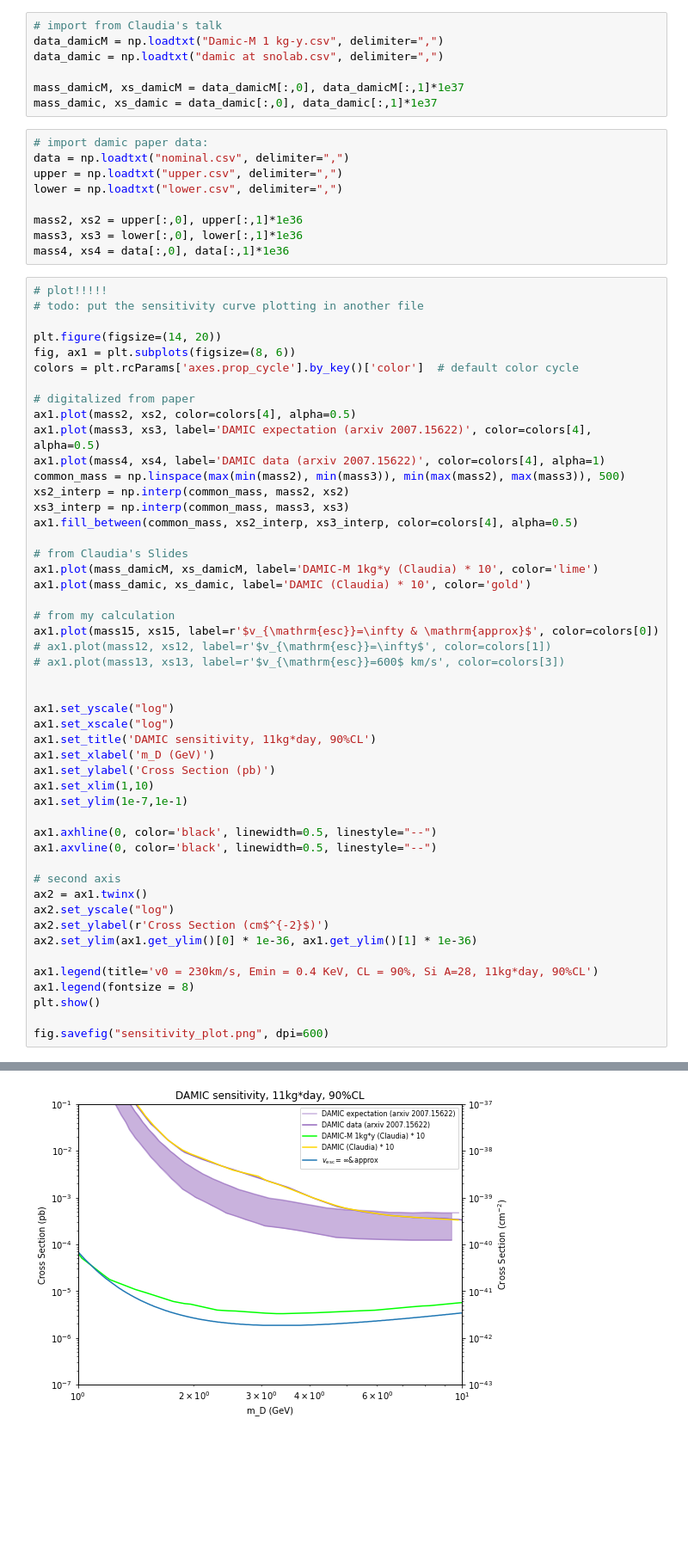
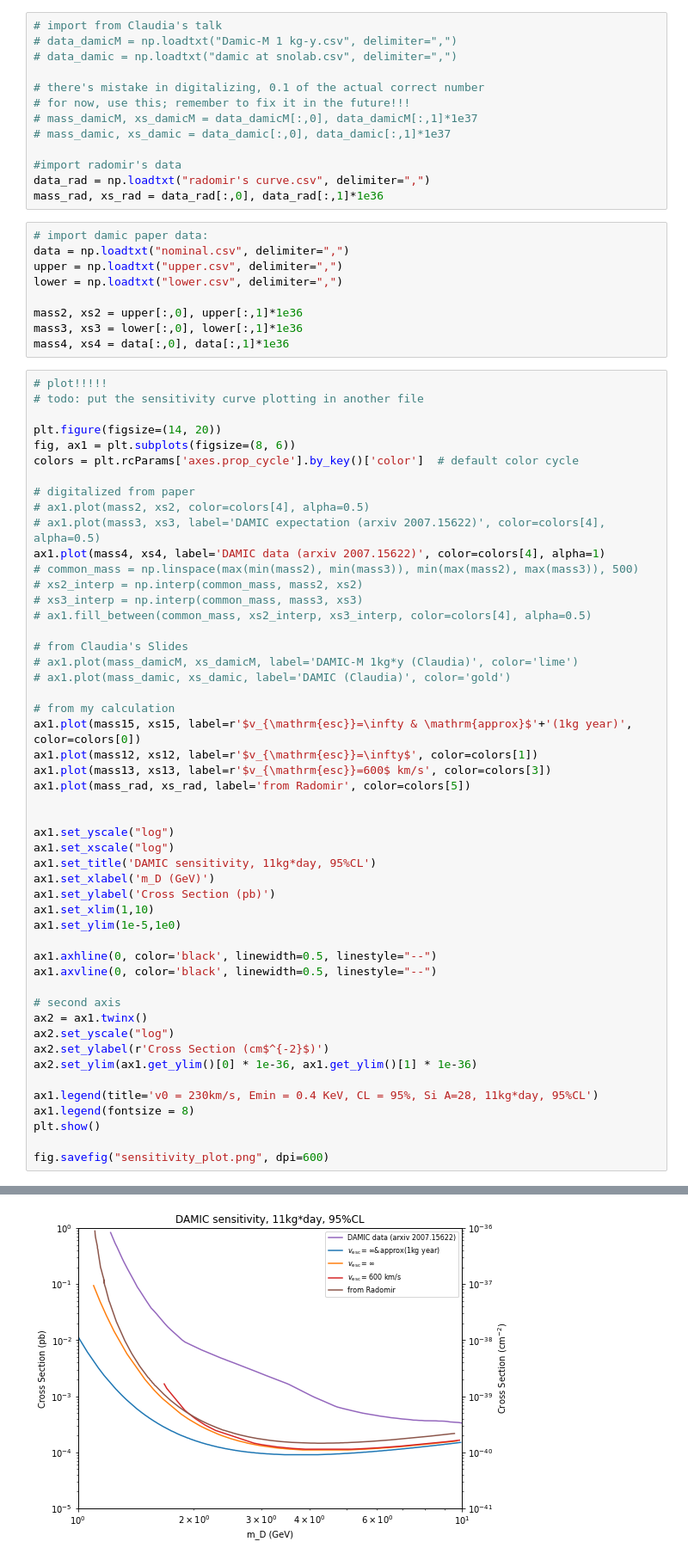
Before and after one commit to cinyuzhu/WIMPyCCD, a Jupyter notebook: temp.ipynb, the cells around one changed output, grey strips where cells are left out. Shown at 86% size. Cells and saved outputs as stored; diff of their text form; blank space fills up the shorter version.

```diff
--- a/temp.ipynb
+++ b/temp.ipynb
@@ -292,11 +303,17 @@ data15 = np.load(f"data/limit_contour_output_rate{15}_{tag}.npz")
 mass15 = data15["mass"]; xs15 = data15["xs"]
 # %%
 # import from Claudia's talk
-data_damicM = np.loadtxt("Damic-M 1 kg-y.csv", delimiter=",")
-data_damic = np.loadtxt("damic at snolab.csv", delimiter=",")
+# data_damicM = np.loadtxt("Damic-M 1 kg-y.csv", delimiter=",")
+# data_damic = np.loadtxt("damic at snolab.csv", delimiter=",")
 
-mass_damicM, xs_damicM = data_damicM[:,0], data_damicM[:,1]*1e37
-mass_damic, xs_damic = data_damic[:,0], data_damic[:,1]*1e37
+# there's mistake in digitalizing, 0.1 of the actual correct number
+# for now, use this; remember to fix it in the future!!!
+# mass_damicM, xs_damicM = data_damicM[:,0], data_damicM[:,1]*1e37
+# mass_damic, xs_damic = data_damic[:,0], data_damic[:,1]*1e37
+
+#import radomir's data
+data_rad = np.loadtxt("radomir's curve.csv", delimiter=",")
+mass_rad, xs_rad = data_rad[:,0], data_rad[:,1]*1e36
 # %%
 # import damic paper data:
 data = np.loadtxt("nominal.csv", delimiter=",")
@@ -315,46 +332,47 @@ fig, ax1 = plt.subplots(figsize=(8, 6))
 colors = plt.rcParams['axes.prop_cycle'].by_key()['color']  # default color cycle
 
 # digitalized from paper
-ax1.plot(mass2, xs2, color=colors[4], alpha=0.5)
-ax1.plot(mass3, xs3, label='DAMIC expectation (arxiv 2007.15622)', color=colors[4], alpha=0.5)
+# ax1.plot(mass2, xs2, color=colors[4], alpha=0.5)
+# ax1.plot(mass3, xs3, label='DAMIC expectation (arxiv 2007.15622)', color=colors[4], alpha=0.5)
 ax1.plot(mass4, xs4, label='DAMIC data (arxiv 2007.15622)', color=colors[4], alpha=1)
-common_mass = np.linspace(max(min(mass2), min(mass3)), min(max(mass2), max(mass3)), 500)
-xs2_interp = np.interp(common_mass, mass2, xs2)
-xs3_interp = np.interp(common_mass, mass3, xs3)
-ax1.fill_between(common_mass, xs2_interp, xs3_interp, color=colors[4], alpha=0.5)
+# common_mass = np.linspace(max(min(mass2), min(mass3)), min(max(mass2), max(mass3)), 500)
+# xs2_interp = np.interp(common_mass, mass2, xs2)
+# xs3_interp = np.interp(common_mass, mass3, xs3)
+# ax1.fill_between(common_mass, xs2_interp, xs3_interp, color=colors[4], alpha=0.5)
 
 # from Claudia's Slides
-ax1.plot(mass_damicM, xs_damicM, label='DAMIC-M 1kg*y (Claudia) * 10', color='lime')
-ax1.plot(mass_damic, xs_damic, label='DAMIC (Claudia) * 10', color='gold')
+# ax1.plot(mass_damicM, xs_damicM, label='DAMIC-M 1kg*y (Claudia)', color='lime')
+# ax1.plot(mass_damic, xs_damic, label='DAMIC (Claudia)', color='gold')
 
 # from my calculation
-ax1.plot(mass15, xs15, label=r'$v_{\mathrm{esc}}=\infty & \mathrm{approx}$', color=colors[0])
-# ax1.plot(mass12, xs12, label=r'$v_{\mathrm{esc}}=\infty$', color=colors[1])
-# ax1.plot(mass13, xs13, label=r'$v_{\mathrm{esc}}=600$ km/s', color=colors[3])
+ax1.plot(mass15, xs15, label=r'$v_{\mathrm{esc}}=\infty & \mathrm{approx}$'+'(1kg year)', color=colors[0])
+ax1.plot(mass12, xs12, label=r'$v_{\mathrm{esc}}=\infty$', color=colors[1])
+ax1.plot(mass13, xs13, label=r'$v_{\mathrm{esc}}=600$ km/s', color=colors[3])
+ax1.plot(mass_rad, xs_rad, label='from Radomir', color=colors[5])
 
 
 ax1.set_yscale("log")
 ax1.set_xscale("log")
-ax1.set_title('DAMIC sensitivity, 11kg*day, 90%CL')
+ax1.set_title('DAMIC sensitivity, 11kg*day, 95%CL')
 ax1.set_xlabel('m_D (GeV)')
 ax1.set_ylabel('Cross Section (pb)')
 ax1.set_xlim(1,10)
-ax1.set_ylim(1e-7,1e-1)
+ax1.set_ylim(1e-5,1e0)
 
 ax1.axhline(0, color='black', linewidth=0.5, linestyle="--")
 ax1.axvline(0, color='black', linewidth=0.5, linestyle="--")
 
 # second axis
 ax2 = ax1.twinx()
 ax2.set_yscale("log")
 ax2.set_ylabel(r'Cross Section (cm$^{-2}$)')
 ax2.set_ylim(ax1.get_ylim()[0] * 1e-36, ax1.get_ylim()[1] * 1e-36)
 
-ax1.legend(title='v0 = 230km/s, Emin = 0.4 KeV, CL = 90%, Si A=28, 11kg*day, 90%CL')
+ax1.legend(title='v0 = 230km/s, Emin = 0.4 KeV, CL = 95%, Si A=28, 11kg*day, 95%CL')
 ax1.legend(fontsize = 8)
 plt.show()
 
 fig.savefig("sensitivity_plot.png", dpi=600)
 # %% [output]
 <Figure size 1008x1440 with 0 Axes>
-[figure, old version]
+[figure, new version]
```
Also changed, not shown: parts of 6 cells of this notebook, 5 other files.
